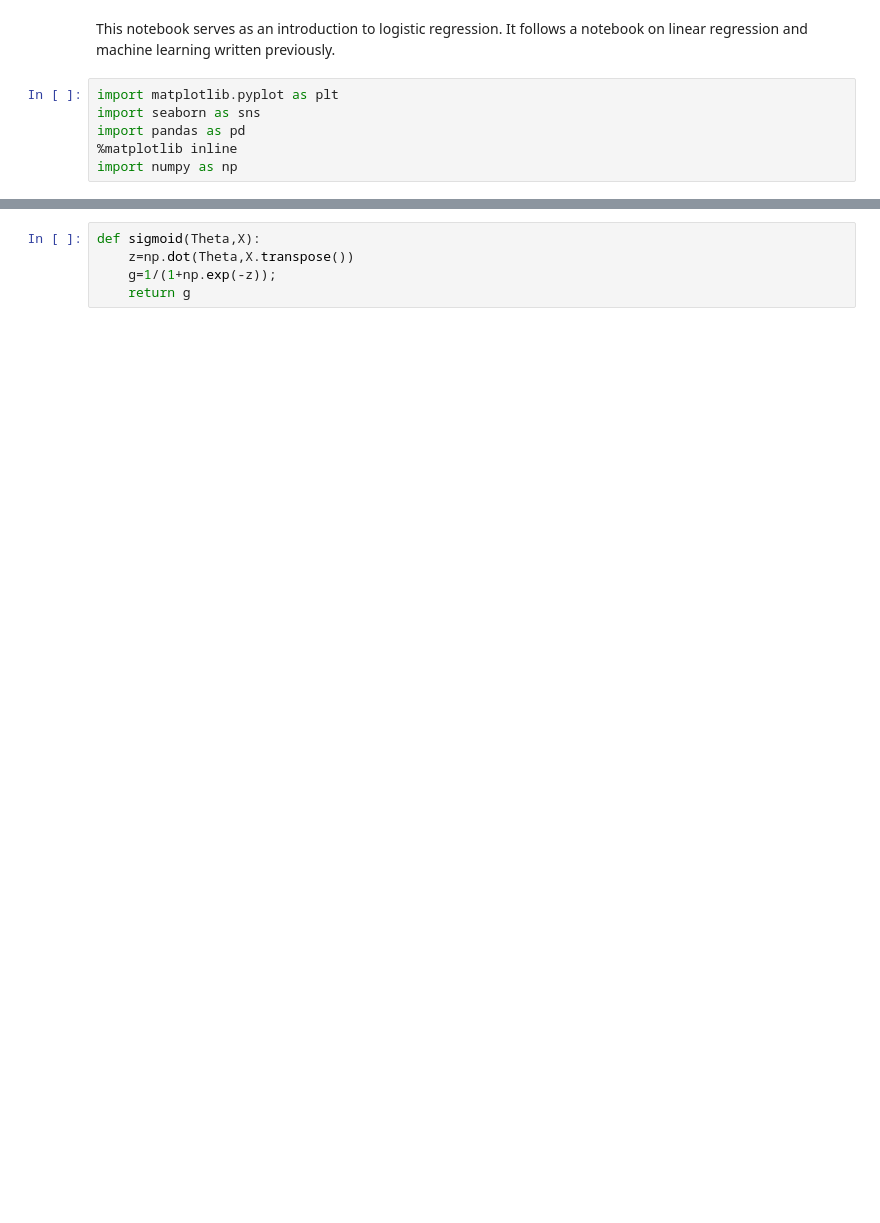
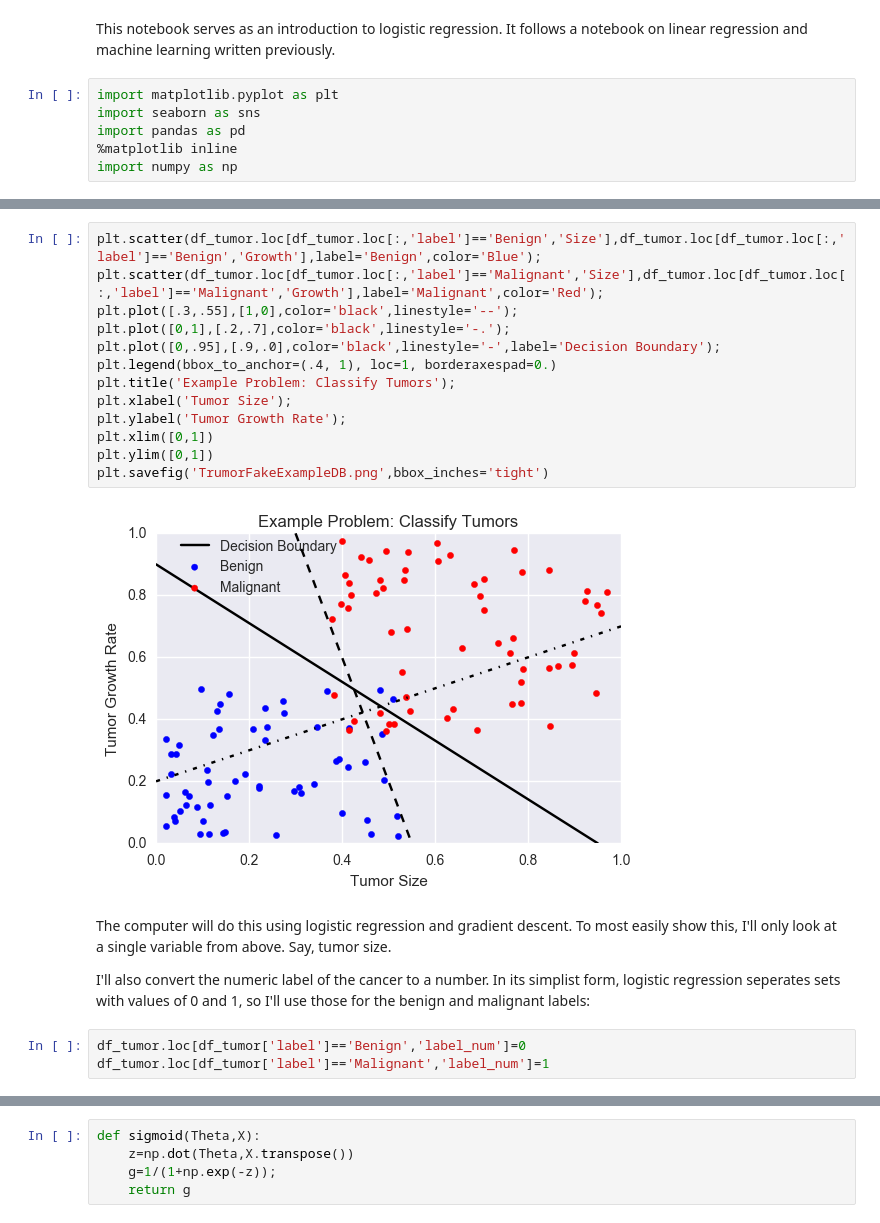
Before and after one commit to keklarup/LinRegres_GradDescent_ML, a Jupyter notebook: Logistic Regression.ipynb, the cells around one changed output, grey strips where cells are left out. Saved outputs shown, nothing was run; the diff lists cells and outputs as text; blank space fills up the shorter version.

```diff
--- a/Logistic Regression.ipynb
+++ b/Logistic Regression.ipynb
@@ -65,0 +54,22 @@ data.head(3)
+# %%
+plt.scatter(df_tumor.loc[df_tumor.loc[:,'label']=='Benign','Size'],df_tumor.loc[df_tumor.loc[:,'label']=='Benign','Growth'],label='Benign',color='Blue');
+plt.scatter(df_tumor.loc[df_tumor.loc[:,'label']=='Malignant','Size'],df_tumor.loc[df_tumor.loc[:,'label']=='Malignant','Growth'],label='Malignant',color='Red');
+plt.plot([.3,.55],[1,0],color='black',linestyle='--');
+plt.plot([0,1],[.2,.7],color='black',linestyle='-.');
+plt.plot([0,.95],[.9,.0],color='black',linestyle='-',label='Decision Boundary');
+plt.legend(bbox_to_anchor=(.4, 1), loc=1, borderaxespad=0.)
+plt.title('Example Problem: Classify Tumors');
+plt.xlabel('Tumor Size');
+plt.ylabel('Tumor Growth Rate');
+plt.xlim([0,1])
+plt.ylim([0,1])
+plt.savefig('TrumorFakeExampleDB.png',bbox_inches='tight')
+# %% [output]
+[figure, added]
+# %% [markdown]
+The computer will do this using logistic regression and gradient descent. To most easily show this, I'll only look at a single variable from above. Say, tumor size.
+
+I'll also convert the numeric label of the cancer to a number. In its simplist form, logistic regression seperates sets with values of 0 and 1, so I'll use those for the benign and malignant labels:
+# %%
+df_tumor.loc[df_tumor['label']=='Benign','label_num']=0
+df_tumor.loc[df_tumor['label']=='Malignant','label_num']=1
```
Also changed, not shown: parts of 63 cells of this notebook.
